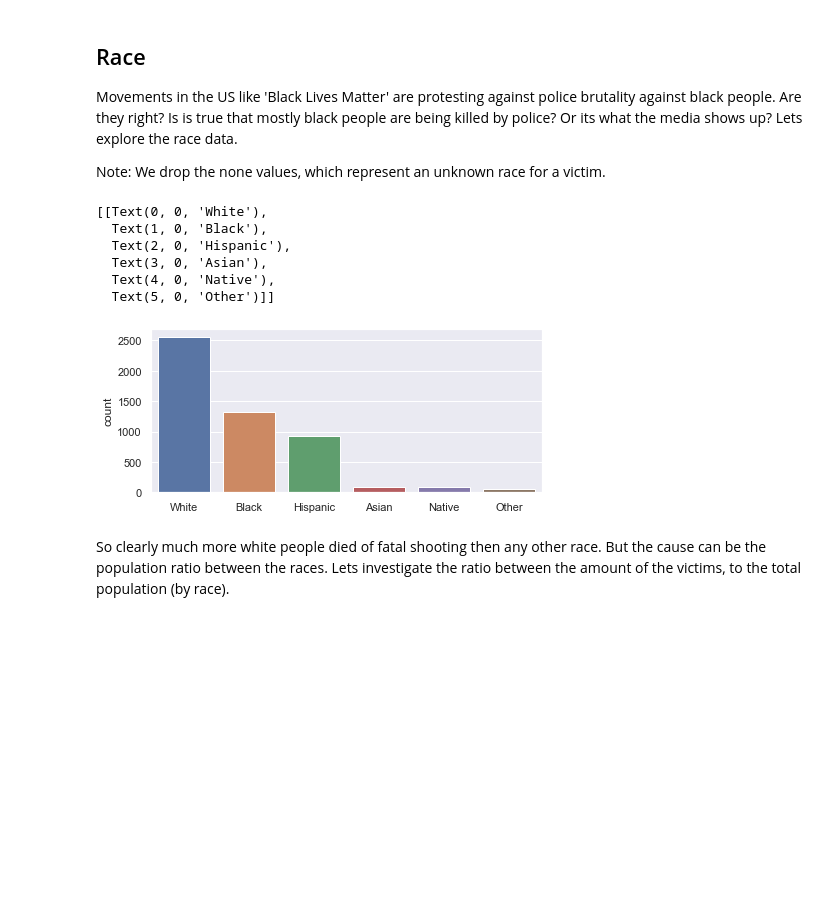
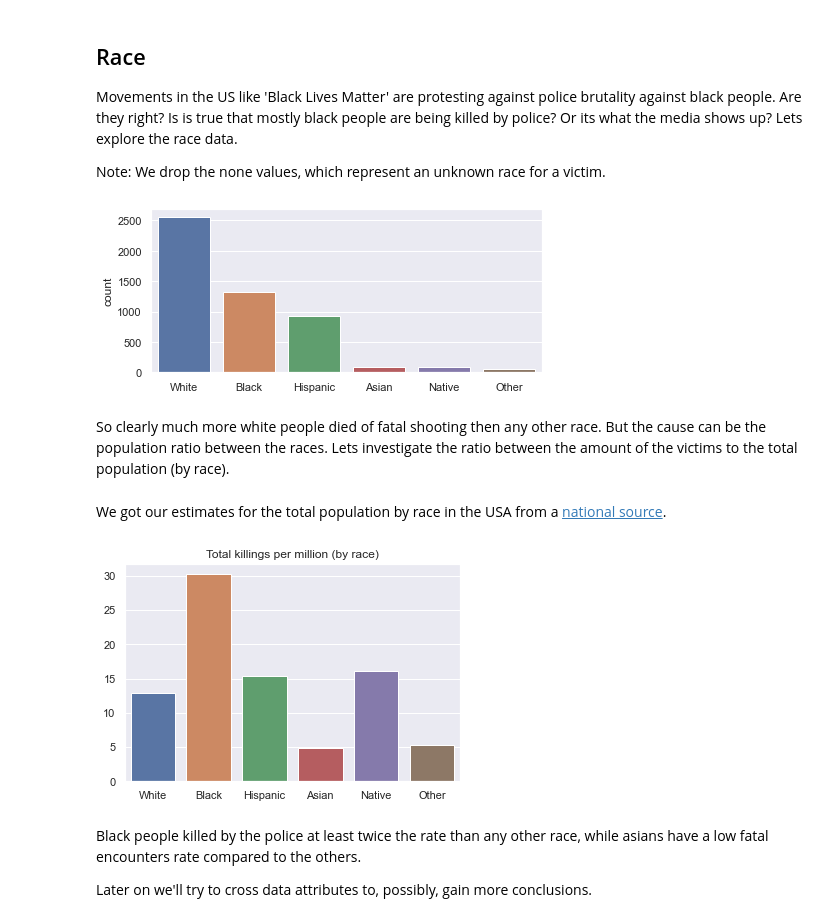
Before and after one commit to SagiPolaczek/Police_Shooting_Analysis, a Jupyter notebook: fps.ipynb, the cells around one changed output. Drawn from its saved outputs; the diff is of its cells as text; code cells hidden in the pictures; blank space fills up the shorter version.

```diff
--- a/fps.ipynb
+++ b/fps.ipynb
@@ -184,18 +189,42 @@ Movements in the US like 'Black Lives Matter' are protesting against police brut
 
 Note: We drop the none values, which represent an unknown race for a victim.
 # %%
+# Values & Settings preparation
+race_values = fps_data['race'].dropna().values
+order = ['W', 'B', 'H', 'A', 'N', 'O']
+races = ['White', 'Black', 'Hispanic', 'Asian', 'Native', 'Other']
+
+# Plotting
 plt.figure(figsize=(7,3))
-race_values = fps_data['race'].dropna().values
-order = fps_data['race'].dropna().value_counts().index
-races = ['White', 'Black', 'Hispanic', 'Asian', 'Native', 'Other']
-sns.countplot(race_values, order=order).set(xticklabels=races)
+ax_race = sns.countplot(race_values, order=order).set(xticklabels=races)
 # %% [output]
-[[Text(0, 0, 'White'),
-  Text(1, 0, 'Black'),
-  Text(2, 0, 'Hispanic'),
-  Text(3, 0, 'Asian'),
-  Text(4, 0, 'Native'),
-  Text(5, 0, 'Other')]]
 [figure]
 # %% [markdown]
-So clearly much more white people died of fatal shooting then any other race. But the cause can be the population ratio between the races. Lets investigate the ratio between the amount of the victims, to the total population (by race).
+So clearly much more white people died of fatal shooting then any other race. But the cause can be the population ratio between the races. Lets investigate the ratio between the amount of the victims to the total population (by race).
+# %% [markdown]
+We got our estimates for the total population by race in the USA from a [national source](https://www.census.gov/quickfacts/fact/table/US/RHI125219#RHI125219).
+# %%
+# Population precents by race dictionary
+population_precent_dict = {'White': 60.1, 'Black': 13.4, 'Hispanic': 18.5, 'Asian': 5.9, 'Native': 1.5, 'Other': 2.7}
+
+# Total population by race dictionary
+total_population = 328_239_523
+population_dict = {race:int((population_precent_dict[race] * total_population) //100) for race in races}
+
+# Total killing by race dictionary
+total_shooting_by_race = fps_data['race'].dropna().value_counts()
+total_shooting_by_race.index = races
+race_shooting_dict = total_shooting_by_race.to_dict()
+
+# Total killing per million by race dictionary
+proportional_shooting_race = {race:round((race_shooting_dict[race] / population_dict[race])*1_000_000, 2) for race in races}
+
+# Ploting the graph
+proportional_shooting_race = pd.Series(proportional_shooting_race)
+ax_race_per_million = sns.barplot(x=proportional_shooting_race.index, y=proportional_shooting_race.values).set_title('Total killings per million (by race)')
+# %% [output]
+[figure, added]
+# %% [markdown]
+Black people killed by the police at least twice the rate than any other race, while asians have a low fatal encounters rate compared to the others.
+
+Later on we'll try to cross data attributes to, possibly, gain more conclusions.
```
Also changed, not shown: parts of 5 cells of this notebook.
